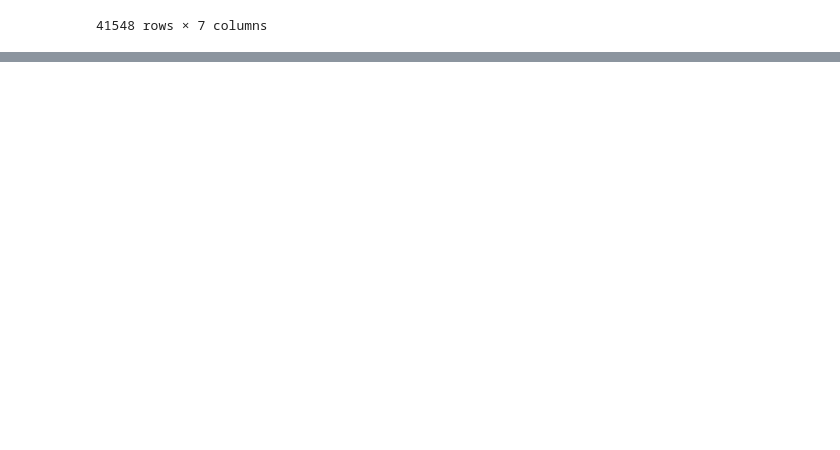
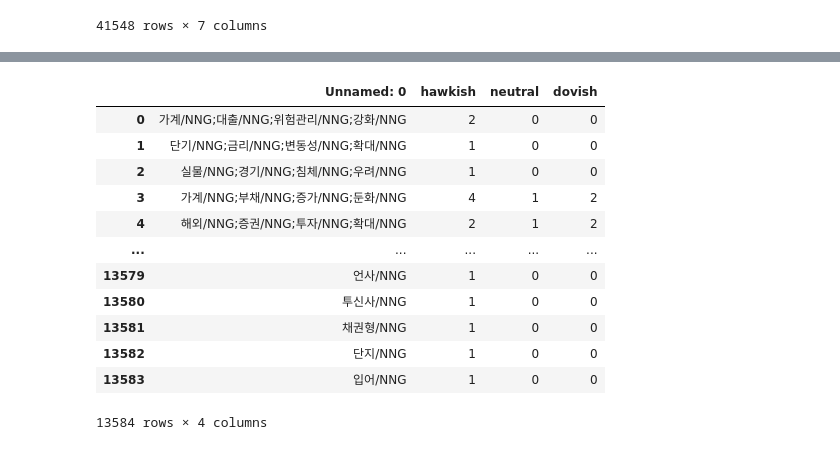
Before and after one commit to hamakim94/TIL, a Jupyter notebook: NLP/논문/eKoNLPy-master/labeling.corpus.ipynb, the cells around one changed output, grey strips where cells are left out. Drawn from its saved outputs; the diff is of its cells as text; code cells hidden in the pictures; blank space fills up the shorter version.

```diff
--- a/NLP/논문/eKoNLPy-master/labeling.corpus.ipynb
+++ b/NLP/논문/eKoNLPy-master/labeling.corpus.ipynb
@@ -340,0 +463,17 @@ array(defaultdict(<function <lambda> at 0x...>, {'기자/NNG': [11, 0], '경영/
+# %%
+k = pd.read_csv('BoK_minutes_corpus.csv')
+k
+# %% [output]
+|  | Unnamed: 0 | hawkish | neutral | dovish |
+| 0 | 가계/NNG;대출/NNG;위험관리/NNG;강화/NNG | 2 | 0 | 0 |
+| 1 | 단기/NNG;금리/NNG;변동성/NNG;확대/NNG | 1 | 0 | 0 |
+| 2 | 실물/NNG;경기/NNG;침체/NNG;우려/NNG | 1 | 0 | 0 |
+| 3 | 가계/NNG;부채/NNG;증가/NNG;둔화/NNG | 4 | 1 | 2 |
+| 4 | 해외/NNG;증권/NNG;투자/NNG;확대/NNG | 2 | 1 | 2 |
+| ... | ... | ... | ... | ... |
+| 13579 | 언사/NNG | 1 | 0 | 0 |
+| 13580 | 투신사/NNG | 1 | 0 | 0 |
+| 13581 | 채권형/NNG | 1 | 0 | 0 |
+| 13582 | 단지/NNG | 1 | 0 | 0 |
+| 13583 | 입어/NNG | 1 | 0 | 0 |
+13584 rows × 4 columns
```
Also changed, not shown: parts of 109 cells of this notebook, 9 other files.
